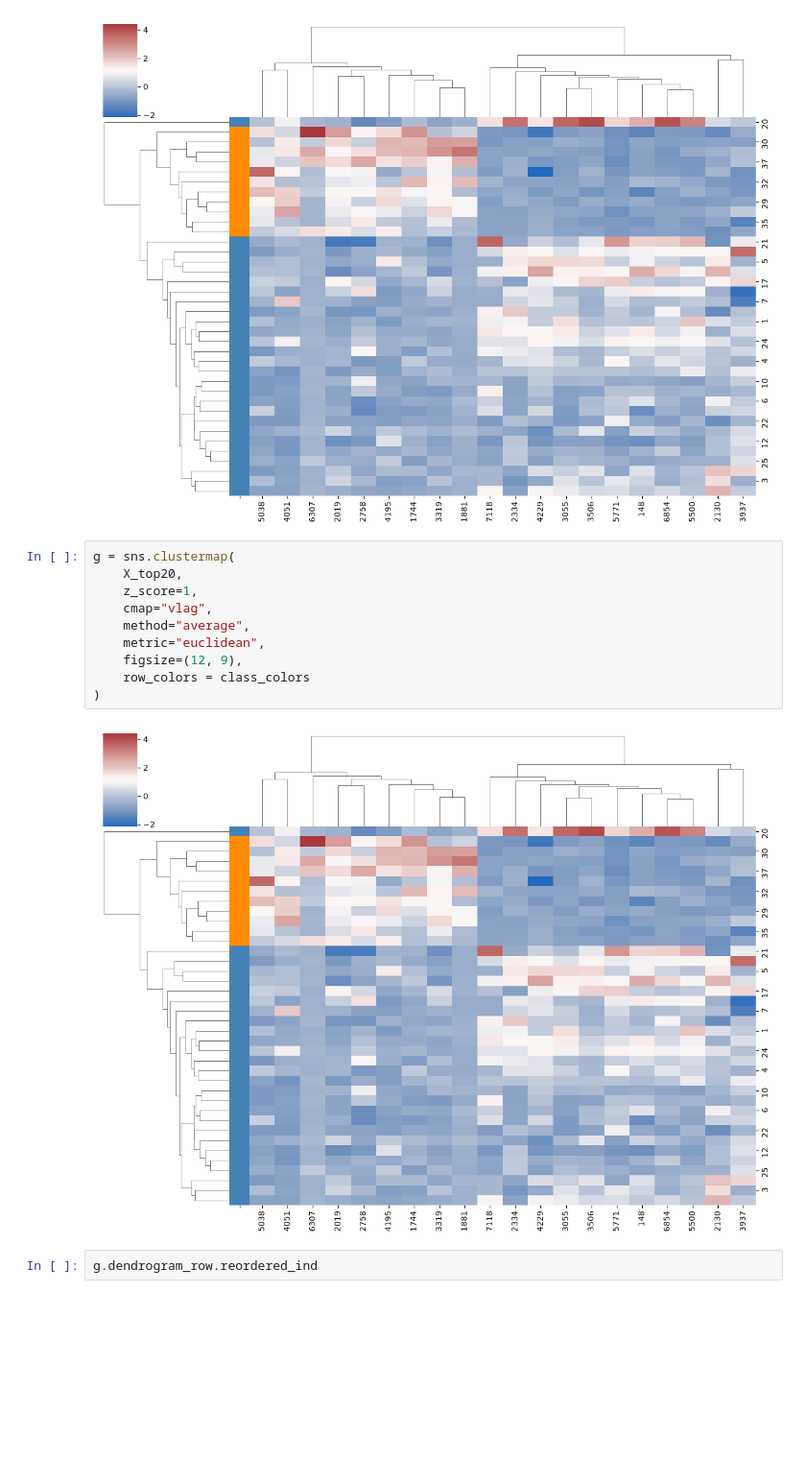
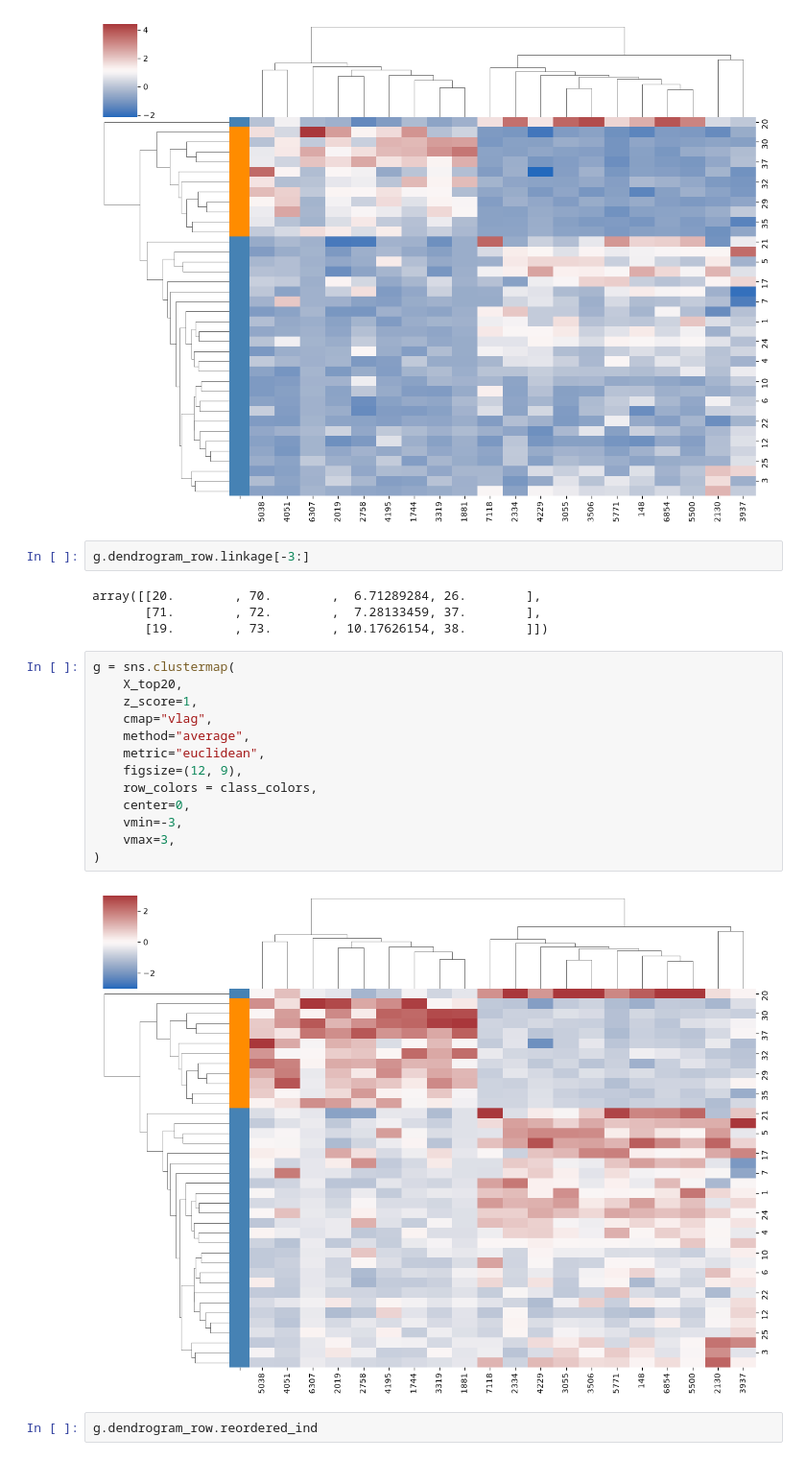
Before and after one commit to zehrarid/cancer-classification-gene-expression, a Jupyter notebook: code/dataPrep.ipynb, the cells around one changed output. Shown at 96% size. Cells and saved outputs as stored; diff of their text form; blank space fills up the shorter version.

```diff
--- a/code/dataPrep.ipynb
+++ b/code/dataPrep.ipynb
@@ -514,18 +503,27 @@ sns.clustermap(
 plt.show()
 # %% [output]
 [figure]
+# %%
+g.dendrogram_row.linkage[-3:]
+# %% [output]
+array([[20.        , 70.        ,  6.71289284, 26.        ],
+       [71.        , 72.        ,  7.28133459, 37.        ],
+       [19.        , 73.        , 10.17626154, 38.        ]])
 # %%
 g = sns.clustermap(
     X_top20,
     z_score=1,
     cmap="vlag",
     method="average",
     metric="euclidean",
     figsize=(12, 9),
-    row_colors = class_colors
+    row_colors = class_colors,
+    center=0,
+    vmin=-3,
+    vmax=3,
 )
 # %% [output]
-[figure, old version]
+[figure, new version]
 # %%
 g.dendrogram_row.reordered_ind
 # %% [output]
```
Also changed, not shown: parts of 11 cells of this notebook.
